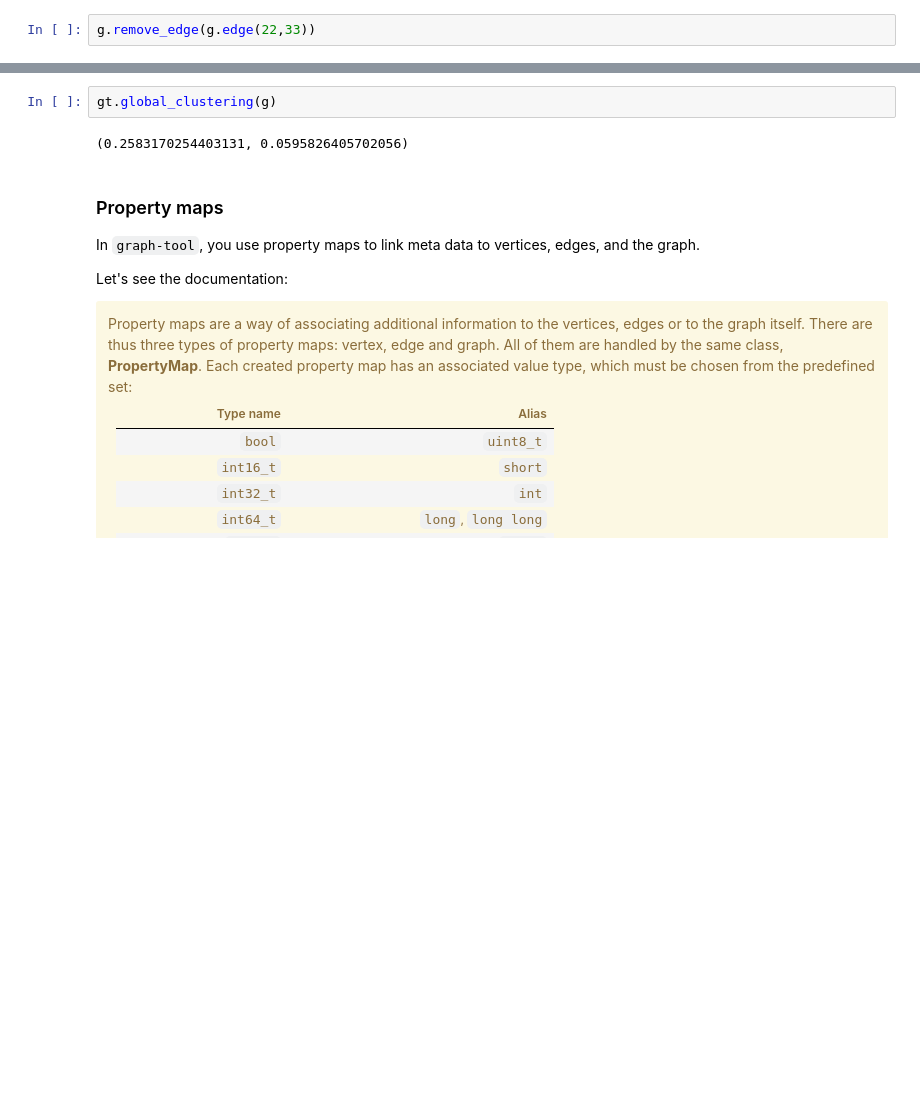
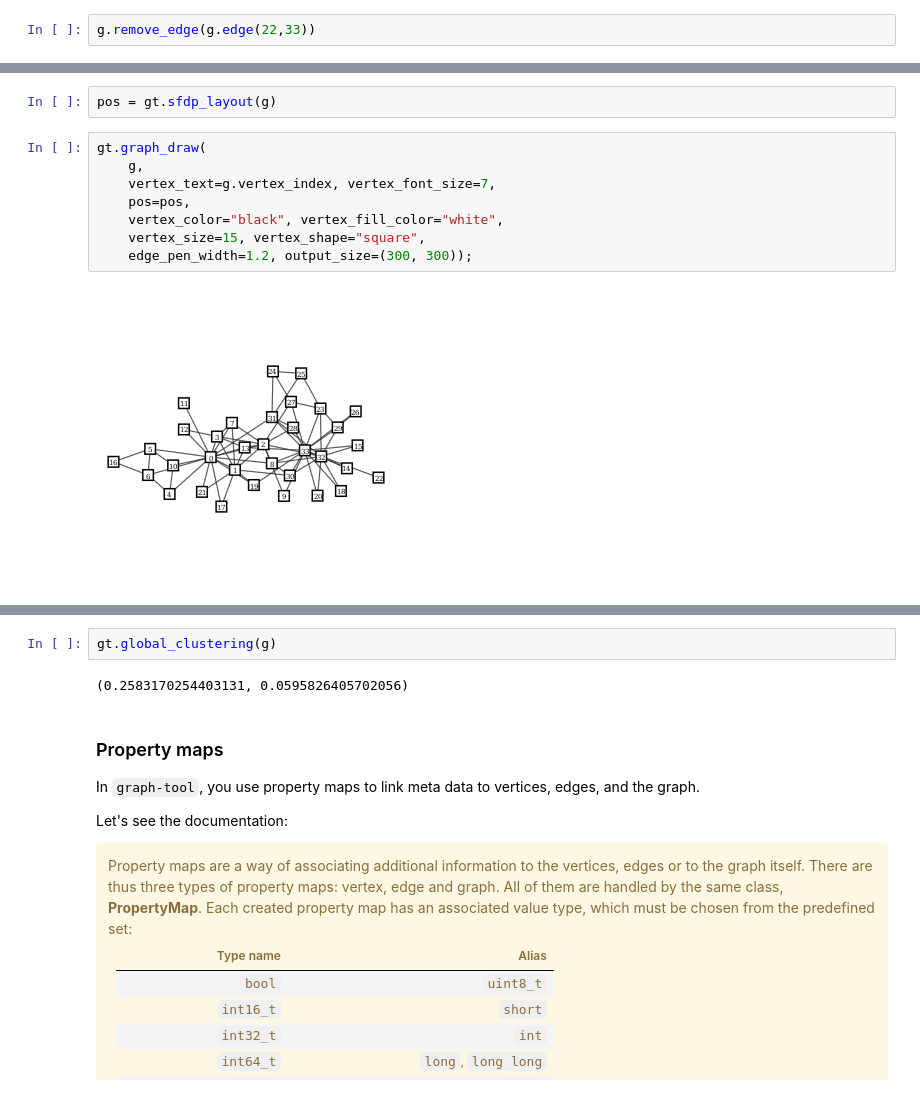
Before and after one commit to gesiscss/methods_seminar_2019, a Jupyter notebook: 2_meso-scale_analysis/02.0 - Basics of graph-tool.ipynb, the cells around one changed output, grey strips where cells are left out. Drawn from its saved outputs; the diff is of its cells as text; blank space fills up the shorter version.

```diff
--- a/2_meso-scale_analysis/02.0 - Basics of graph-tool.ipynb
+++ b/2_meso-scale_analysis/02.0 - Basics of graph-tool.ipynb
@@ -72 +77,13 @@ gt.graph_draw(
+# %%
+pos = gt.sfdp_layout(g)
+# %%
+gt.graph_draw(
+    g,
+    vertex_text=g.vertex_index, vertex_font_size=7,
+    pos=pos,
+    vertex_color="black", vertex_fill_color="white",
+    vertex_size=15, vertex_shape="square",
+    edge_pen_width=1.2, output_size=(300, 300));
+# %% [output]
+[figure, added]
 # %%
```
Also changed, not shown: parts of 24 cells of this notebook.
